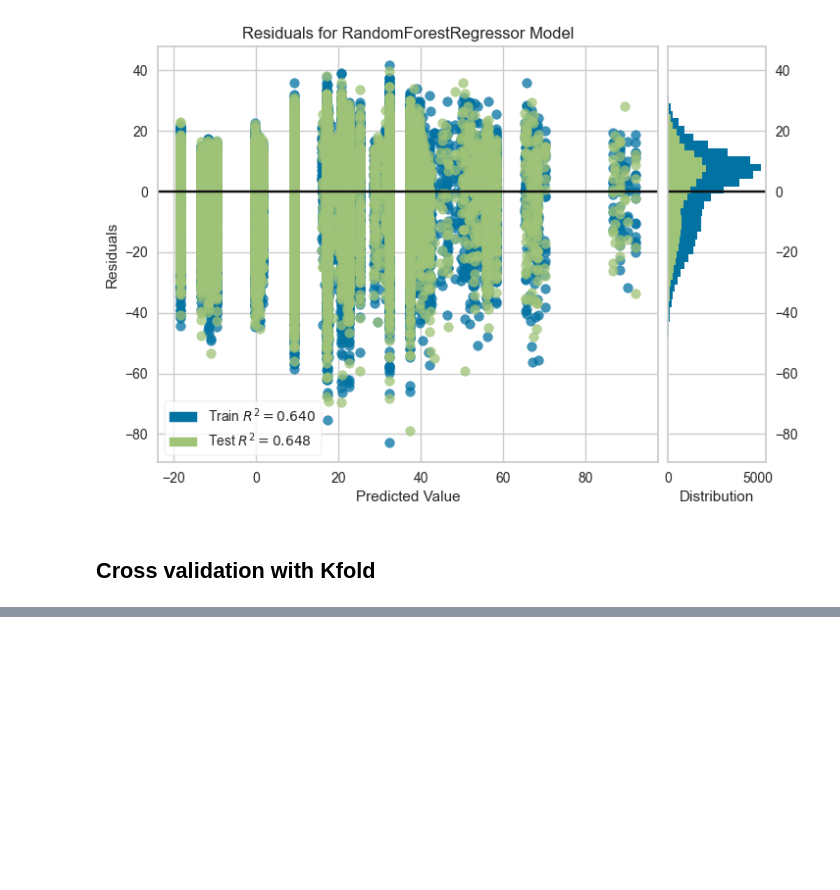
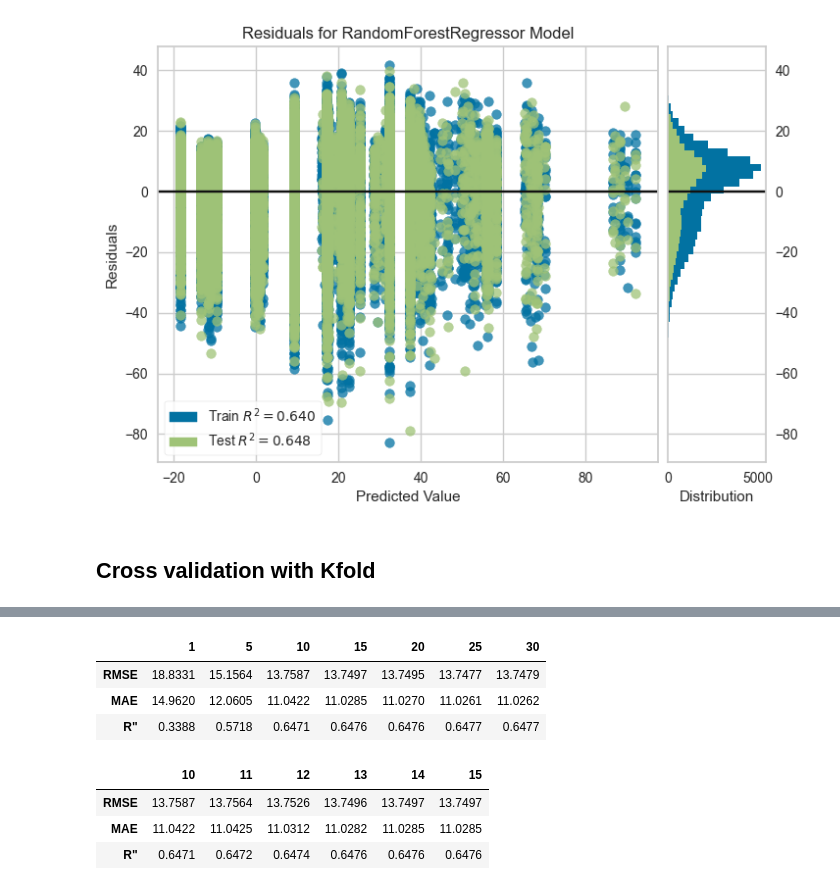
Before and after one commit to OctavioPinoRosas/Alura_Estadisticas_y_MachineLearning, a Jupyter notebook: IAaumentada-PrevisionDeAtrasosDeVuelos/optimizacionAeroportuaria.ipynb, the cells around one changed output, grey strips where cells are left out. Cells and saved outputs as stored; diff of their text form; code cells hidden in the pictures; blank space fills up the shorter version.

```diff
--- a/IAaumentada-PrevisionDeAtrasosDeVuelos/optimizacionAeroportuaria.ipynb
+++ b/IAaumentada-PrevisionDeAtrasosDeVuelos/optimizacionAeroportuaria.ipynb
@@ -384,0 +433,40 @@ cv_results
+# %%
+resultados = pd.DataFrame(index=['RMSE','MAE','R"'])
+model_features = RandomForestRegressor(max_depth=5, random_state=42)
+ct_features = [i if i != 0 else 1 for i in range (0,35,5)]
+
+for i in ct_features:
+    selected_features = feature_importances['Features'].values[:i]
+    X_train_sel = X_train[selected_features]
+    X_test_sel = X_test[selected_features]
+    model_features.fit(X_train_sel,y_train)
+    y_pred = model_features.predict(X_test_sel)
+    metricas = calcular_regresion(y_test,y_pred)
+    resultados[i] = list(metricas.values())
+
+resultados
+# %% [output]
+|  | 1 | 5 | 10 | 15 | 20 | 25 | 30 |
+| RMSE | 18.8331 | 15.1564 | 13.7587 | 13.7497 | 13.7495 | 13.7477 | 13.7479 |
+| MAE | 14.9620 | 12.0605 | 11.0422 | 11.0285 | 11.0270 | 11.0261 | 11.0262 |
+| R" | 0.3388 | 0.5718 | 0.6471 | 0.6476 | 0.6476 | 0.6477 | 0.6477 |
+# %%
+resultados = pd.DataFrame(index=['RMSE','MAE','R"'])
+model_features = RandomForestRegressor(max_depth=5, random_state=42)
+ct_features = range (10,16)
+
+for i in ct_features:
+    selected_features = feature_importances['Features'].values[:i]
+    X_train_sel = X_train[selected_features]
+    X_test_sel = X_test[selected_features]
+    model_features.fit(X_train_sel,y_train)
+    y_pred = model_features.predict(X_test_sel)
+    metricas = calcular_regresion(y_test,y_pred)
+    resultados[i] = list(metricas.values())
+
+resultados
+# %% [output]
+|  | 10 | 11 | 12 | 13 | 14 | 15 |
+| RMSE | 13.7587 | 13.7564 | 13.7526 | 13.7496 | 13.7497 | 13.7497 |
+| MAE | 11.0422 | 11.0425 | 11.0312 | 11.0282 | 11.0285 | 11.0285 |
+| R" | 0.6471 | 0.6472 | 0.6474 | 0.6476 | 0.6476 | 0.6476 |
```
Also changed, not shown: parts of 12 cells of this notebook.
